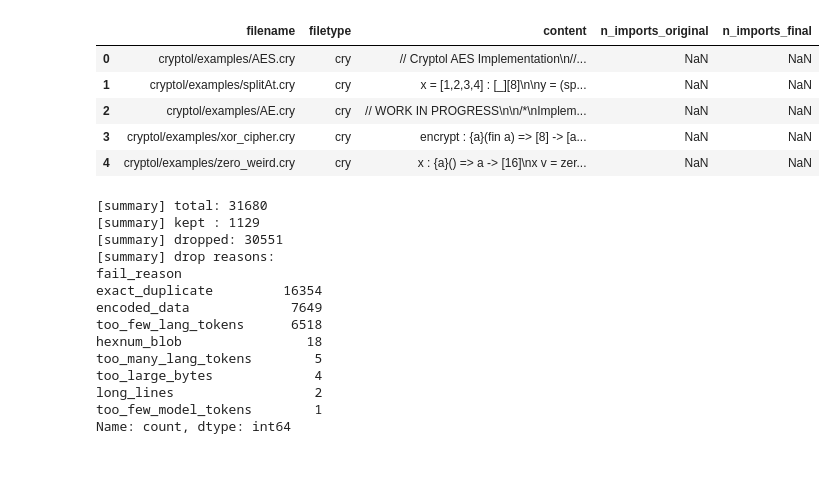
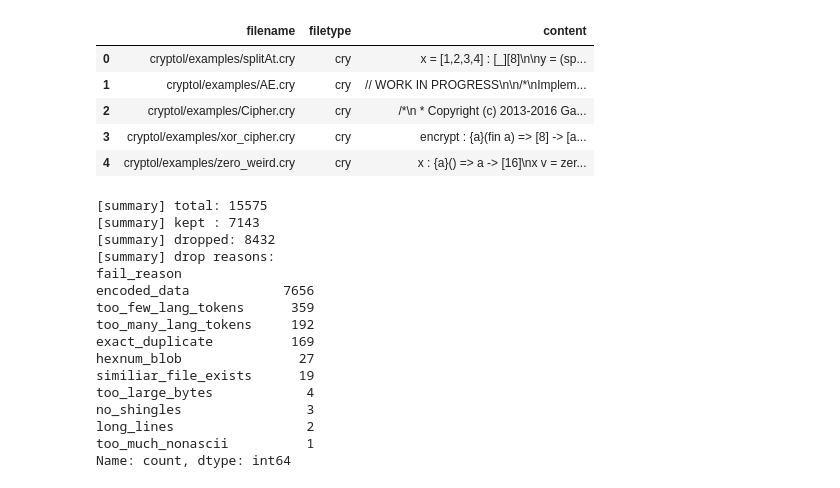
Before and after one commit to jo5huar3/DataPreprocess, a Jupyter notebook: notebooks/03_Data_Filter.ipynb, the cells around one changed output. Cells and saved outputs as stored; diff of their text form; code cells hidden in the pictures.

```diff
--- a/notebooks/03_Data_Filter.ipynb
+++ b/notebooks/03_Data_Filter.ipynb
@@ -20,9 +20,10 @@ from tqdm import tqdm
 from transformers import AutoTokenizer
 
 VERSION = config["version"]
-DATA = f"data/all_sources_verified_{VERSION}.jsonl"
+DATA1 = f"data/all_sources_verified_{VERSION}.jsonl"
+DATA2 = f"data/some_verified_slices_{VERSION}.jsonl"
 
-MODEL_ID = "codellama/CodeLlama-7b-Instruct-hf"
+MODEL_ID = config["model_id"]
 
 codellama_tokenizer = AutoTokenizer.from_pretrained(
     MODEL_ID,
@@ -36,7 +37,17 @@ if codellama_tokenizer.pad_token is None:
 # from quality_process import compute_file_metrics  # <-- uncomment and fix path
 
 results = []
-with open(DATA, "r", encoding="utf-8") as f:
+with open(DATA1, "r", encoding="utf-8") as f:
+    for line in tqdm(f, desc="Scoring rows"):
+        row = json.loads(line)
+        results.append(
+            compute_file_metrics(
+                row["filename"],
+                row["content"],
+                model_tokenizer=codellama_tokenizer,
+            )
+        )
+with open(DATA2, "r", encoding="utf-8") as f:
     for line in tqdm(f, desc="Scoring rows"):
         row = json.loads(line)
         results.append(
@@ -71,6 +100,7 @@ MAX_LINE_MAX_LEN  = 1_000
 MIN_TOKENS_LANG   = 40      # language-token gate (Cryptol tokenizer)
 MAX_TOKENS_LANG   = 10_000  # optional upper bound
 MIN_TOKENS_MODEL  = 40      # only if you’ve populated num_tokens_model
+MAX_TOKENS_MODEL  = 1600
 MAX_HEXNUM_RATIO  = 0.20
 
 
@@ -98,8 +128,8 @@ nonascii_mask = df["non_ascii_ratio"].fillna(0) > MAX_NONASCII
 bytes_mask = df["bytes"].fillna(0) > MAX_BYTES
 
 # --- language-token bounds ---
-lang_small_mask = df["num_tokens_lang"].fillna(0) < MIN_TOKENS_LANG
-lang_large_mask = df["num_tokens_lang"].fillna(0) > MAX_TOKENS_LANG
+lang_small_mask = df["num_tokens_model"].fillna(0) < MIN_TOKENS_MODEL
+lang_large_mask = df["num_tokens_model"].fillna(0) > MAX_TOKENS_MODEL
 
 # --- shingles exist (needed for Jaccard) ---
 no_shingles_mask = df["num_shingles"].fillna(0) <= 0
@@ -153,40 +183,48 @@ dedup_cols = [
     "bytes", "lines", "avg_line_len", "max_line_len",
     # content/encoding
     "non_ascii_ratio", "binary_like",
     "enc_total_matched", "enc_max_run", "enc_fraction",
     "enc_hits_base64", "enc_hits_hexbytes", "enc_hits_unicode",
     # tokens/shingles
     "num_tokens_lang", "k_shingle", "num_shingles", "hexnum_ratio",
     # model tokens (optional)
     "num_tokens_model",
     # path heuristic & status
     "quality_ok", "fail_reason",
 ]
 
 candidate_df = df.loc[df["quality_ok"], dedup_cols].reset_index(drop=True)
-similar_process_df = pd.read_json(DATA, lines=True)
+similar_process_df = pd.read_json(DATA1, lines=True)
+
+temp_df = pd.read_json(DATA2, lines=True)
+temp_df = temp_df.loc[:, ["filename", "filetype", "content"]].copy()
+
+temp_df = temp_df[temp_df['filename'].isin(candidate_df['filename'])].reset_index(drop=True)
 similar_process_df = similar_process_df[similar_process_df['filename'].isin(candidate_df['filename'])].reset_index(drop=True)
+
+similar_process_df = pd.concat([similar_process_df, temp_df], ignore_index=True)
+
 put_back_path = Path("data/dropped/files_to_put_back.csv")
 '''
 if put_back_path.exists():
     put_back_set = pd.read_csv(put_back_path)
     put_back_filenames = set(put_back_set["filename"].dropna().tolist())
 else:
     put_back_filenames = set()
 
 for fname in put_back_filenames:
     if fname in df['filename'].values:
         candidate_df = pd.concat([candidate_df, df[df['filename'] == fname][dedup_cols]], ignore_index=True)
         candidate_df.loc[candidate_df['filename'] == fname, 'quality_ok'] = True
         '''
 similar_process_df.head()
 # %% [output]
-|  | filename | filetype | content | n_imports_original | n_imports_final |
-| 0 | cryptol/examples/AES.cry | cry | // Cryptol AES Implementation\n//... | NaN | NaN |
-| 1 | cryptol/examples/splitAt.cry | cry | x = [1,2,3,4] : [_][8]\n\ny = (sp... | NaN | NaN |
-| 2 | cryptol/examples/AE.cry | cry | // WORK IN PROGRESS\n\n/*\nImplem... | NaN | NaN |
-| 3 | cryptol/examples/xor_cipher.cry | cry | encrypt : {a}(fin a) => [8] -> [a... | NaN | NaN |
-| 4 | cryptol/examples/zero_weird.cry | cry | x : {a}() => a -> [16]\nx v = zer... | NaN | NaN |
+|  | filename | filetype | content |
+| 0 | cryptol/examples/splitAt.cry | cry | x = [1,2,3,4] : [_][8]\n\ny = (sp... |
+| 1 | cryptol/examples/AE.cry | cry | // WORK IN PROGRESS\n\n/*\nImplem... |
+| 2 | cryptol/examples/Cipher.cry | cry | /*\n * Copyright (c) 2013-2016 Ga... |
+| 3 | cryptol/examples/xor_cipher.cry | cry | encrypt : {a}(fin a) => [8] -> [a... |
+| 4 | cryptol/examples/zero_weird.cry | cry | x : {a}() => a -> [16]\nx v = zer... |
 # %%
 print("[summary] total:", len(df))
 print("[summary] kept :", int(df["quality_ok"].sum()))
@@ -194,19 +232,21 @@ print("[summary] dropped:", int((~df["quality_ok"]).sum()))
 print("[summary] drop reasons:")
 print(df.loc[~df["quality_ok"], "fail_reason"].value_counts())
 # %% [output]
-[summary] total: 31680
-[summary] kept : 1129
-[summary] dropped: 30551
+[summary] total: 15575
+[summary] kept : 7143
+[summary] dropped: 8432
 [summary] drop reasons:
 fail_reason
-exact_duplicate         16354
-encoded_data             7649
-too_few_lang_tokens      6518
-hexnum_blob                18
-too_many_lang_tokens        5
-too_large_bytes             4
-long_lines                  2
-too_few_model_tokens        1
+encoded_data            7656
+too_few_lang_tokens      359
+too_many_lang_tokens     192
+exact_duplicate          169
+hexnum_blob               27
+similiar_file_exists      19
+too_large_bytes            4
+no_shingles                3
+long_lines                 2
+too_much_nonascii          1
 Name: count, dtype: int64
 # %%
 dropped = df[df["quality_ok"] == False].copy().reset_index(drop=True)
```
Also changed, not shown: parts of 8 cells of this notebook.
